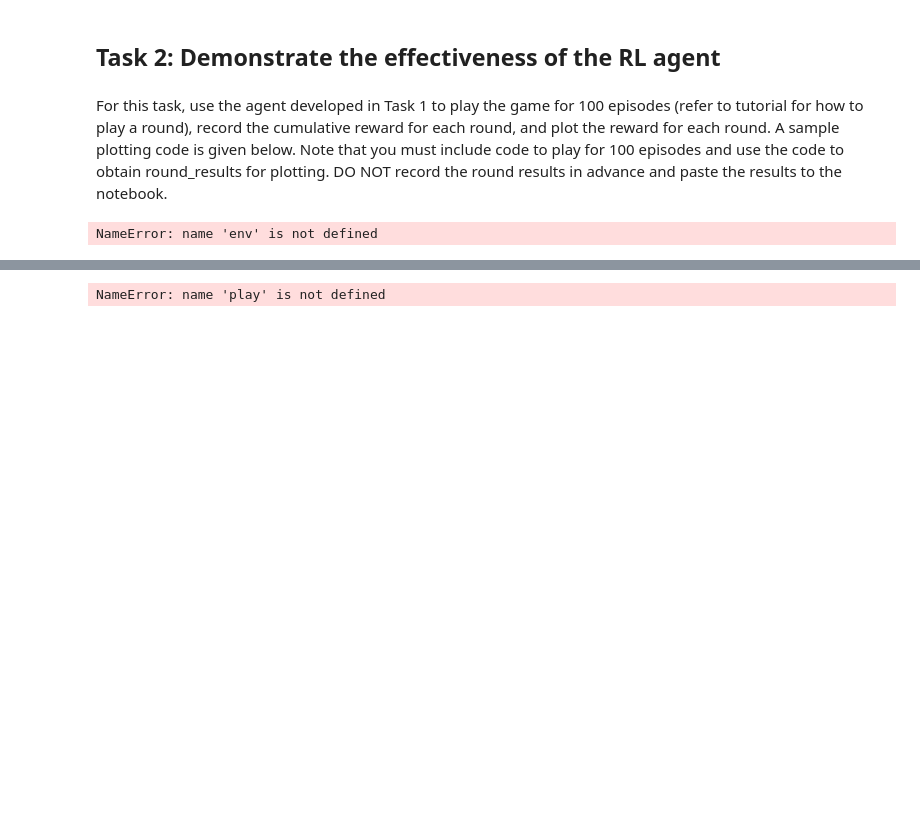
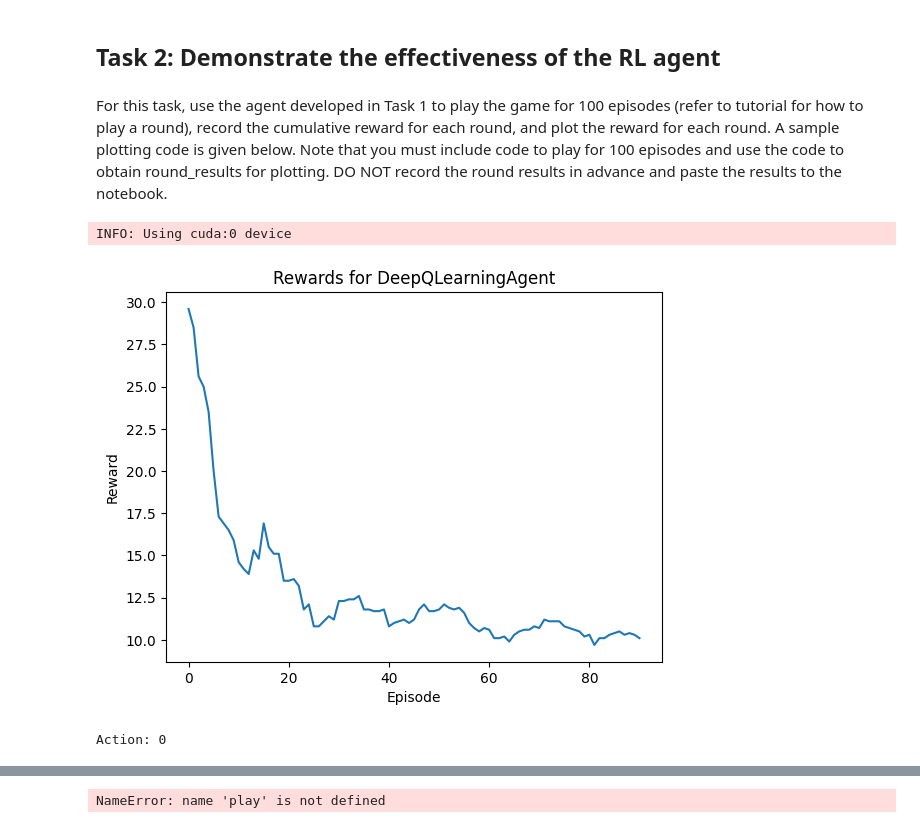
Before and after one commit to ruochee723/SC3000-Balancing-Pole-on-Cart, a Jupyter notebook: src/cartpole.ipynb, the cells around one changed output, grey strips where cells are left out. Cells and saved outputs as stored; diff of their text form; code cells hidden in the pictures; blank space fills up the shorter version.

```diff
--- a/src/cartpole.ipynb
+++ b/src/cartpole.ipynb
@@ -619,11 +668,13 @@ def play(agent: Agent, num_episodes: int = 1000, num_threads: int = 1):
 # %%
 env.reset()
-deep_q_learning_agent = DeepQLearning(
-    state_space_dim=4, action_space_size=2, enable_cuda=True
+deep_q_learning_agent = DeepQLearningAgent(
+    state_space_dim=4, action_space_size=2, enable_cuda=True, hidden_size=128, batch_size = 32
 )
-deep_q_learning_agent.train(env, num_episodes=1000, plot=True, plot_smooth=100)
+deep_q_learning_agent.train(env, num_episodes=100, plot=True, plot_smooth=10)
 observation = env.reset()
 print("Action:", deep_q_learning_agent(observation))
 # %% [output]
-NameError: name 'env' is not defined
+INFO: Using cuda:0 device
+[figure, added]
+Action: 0
 # %%
```
Also changed, not shown: parts of 13 cells of this notebook, 2 other files.
